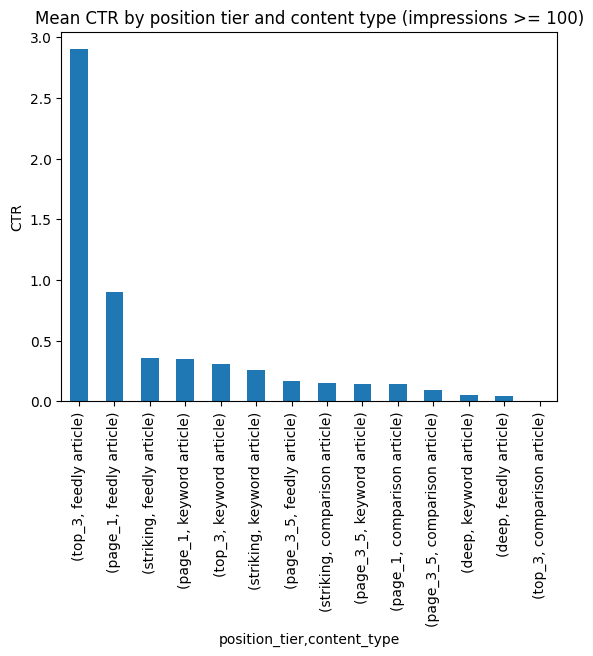
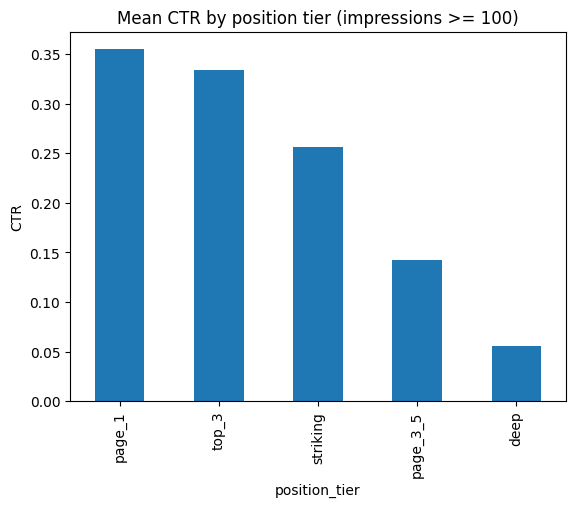
The change to this notebook cell's code, shown as a diff; its figure went from the first image to the second:
--- before
+++ after
@@ -1,4 +1,4 @@
 visible = df[df["impressions_90d"] >= 100]
-ctr_by_pos = visible.groupby(["position_tier", "content_type"])["ctr"].mean().sort_values(ascending=False)
+ctr_by_pos = visible.groupby("position_tier")["ctr"].mean().sort_values(ascending=False)
 print(ctr_by_pos.round(4).to_string())
-ctr_by_pos.plot(kind="bar", title="Mean CTR by position tier and content type (impressions >= 100)", ylabel="CTR");
+ctr_by_pos.plot(kind="bar", title="Mean CTR by position tier (impressions >= 100)", ylabel="CTR");

Commit: Created using Colab